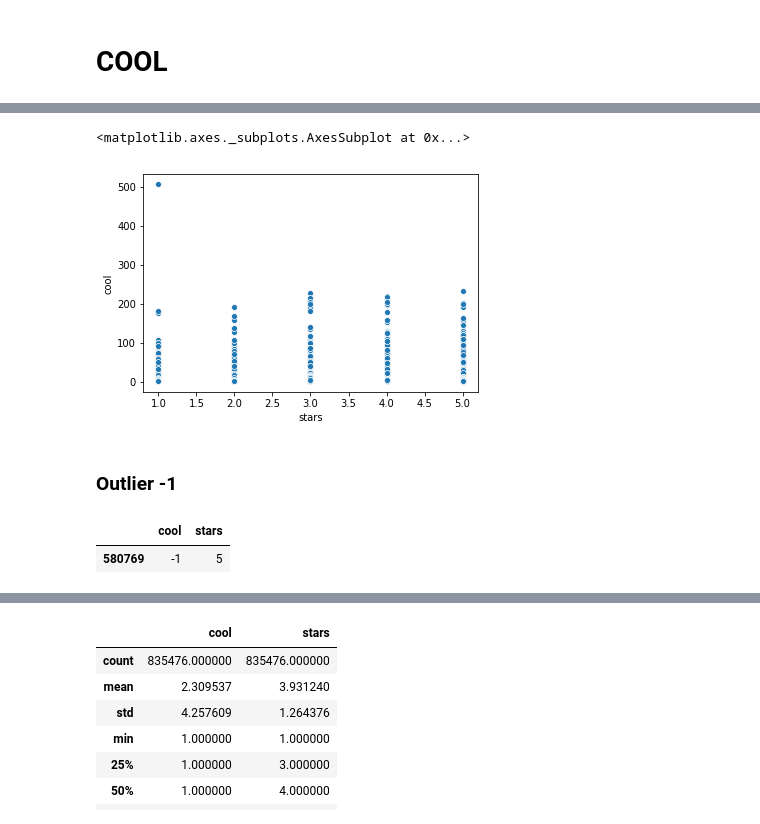
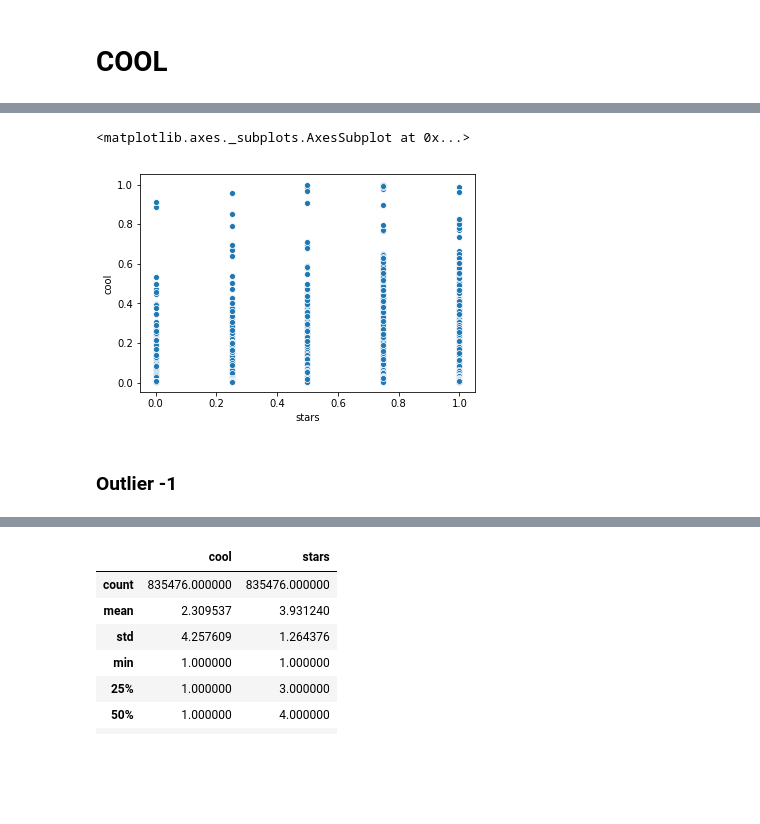
Before and after one commit to aenet/mentoria, a Jupyter notebook: analisis-curacion/tp2-analisis-curacion-datos.ipynb, the cells around one changed output, grey strips where cells are left out. Drawn from its saved outputs; the diff is of its cells as text; code cells hidden in the pictures; blank space fills up the shorter version.

```diff
--- a/analisis-curacion/tp2-analisis-curacion-datos.ipynb
+++ b/analisis-curacion/tp2-analisis-curacion-datos.ipynb
@@ -195,0 +210,5 @@ cool = df_int[df_int["cool"] != 0][["cool", "stars"]]
+# %%
+trimmed = df_int["cool"] < 200
+cool_norm = normalize(df_int[trimmed][["cool", "stars"]])
+cool_norm = cool_norm[cool_norm["cool"] != 0.0]
+cool_norm.head()
@@ -196,12 +222,7 @@ cool = df_int[df_int["cool"] != 0][["cool", "stars"]]
 # %%
-sb.scatterplot(y=cool["cool"],x=cool["stars"])
+sb.scatterplot(y=cool_norm["cool"],x=cool_norm["stars"])
 # %% [output]
 <matplotlib.axes._subplots.AxesSubplot at 0x...>
-[figure, old version]
+[figure, new version]
 # %% [markdown]
 ### Outlier -1
-# %%
-cool[cool["cool"] < 0]
-# %% [output]
-|  | cool | stars |
-| 580769 | -1 | 5 |
```
Also changed, not shown: parts of 22 cells of this notebook.
